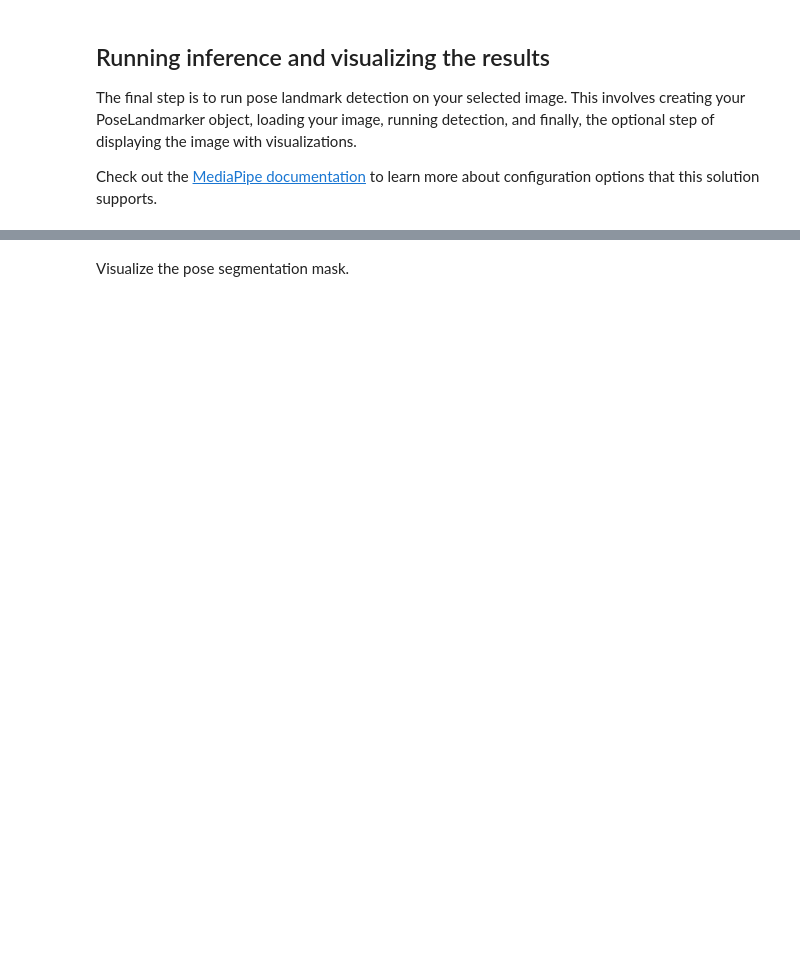
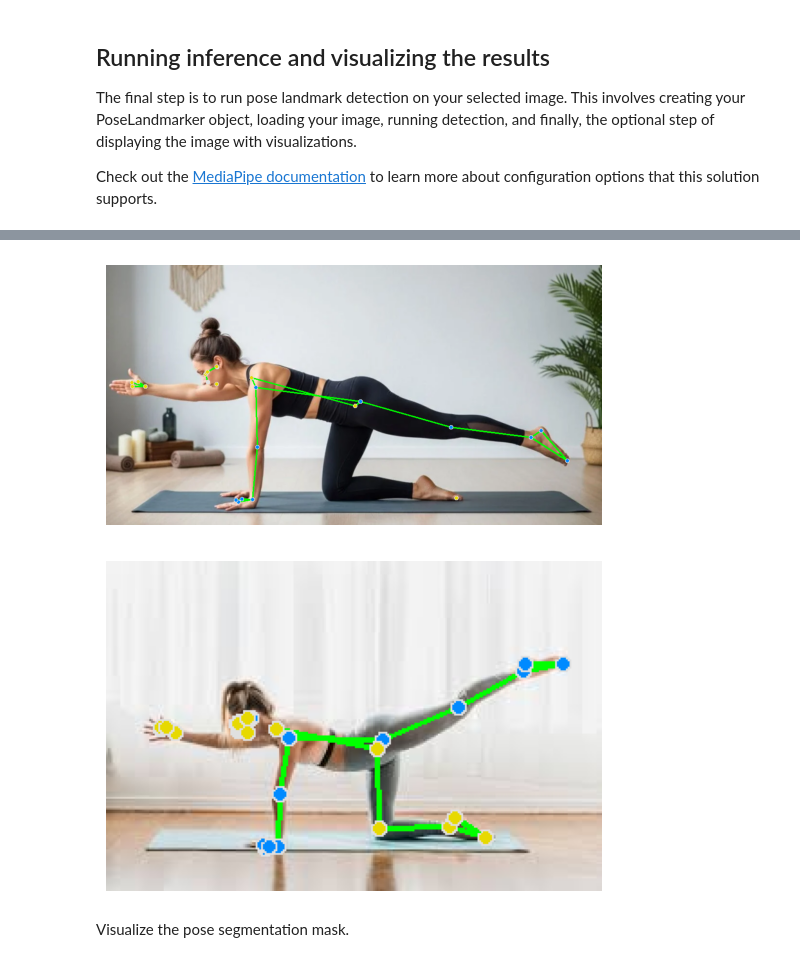
Before and after one commit to cindy-woo/Personal-Trainer, a Jupyter notebook: Pose Landmarker Notebook.ipynb, the cells around one changed output, grey strips where cells are left out. Drawn from its saved outputs; the diff is of its cells as text; code cells hidden in the pictures; blank space fills up the shorter version.

```diff
--- a/Pose Landmarker Notebook.ipynb
+++ b/Pose Landmarker Notebook.ipynb
@@ -114,28 +116,32 @@ W0000 00:00:1775340436.500314 3080235 inference_feedback_manager.cc:121] Feedbac
 # %%
 
 def output_joints_image(IMAGE_FILE, detector):
     # Read image with OpenCV (converts BGR to RGB)
     cv_image = cv2.imread(IMAGE_FILE)
     if cv_image is None:
         print(f"Error: Could not load image from {IMAGE_FILE}")
     else:
         # Convert BGR to RGB for MediaPipe
         rgb_image = cv2.cvtColor(cv_image, cv2.COLOR_BGR2RGB)
         # Create MediaPipe Image from numpy array
         image = mp.Image(image_format=mp.ImageFormat.SRGB, data=rgb_image)
 
         # STEP 4: Detect pose landmarks from the input image.
         detection_result = detector.detect(image)
 
         # STEP 5: Process the detection result. In this case, visualize it.
         annotated_image = draw_landmarks_on_image(image.numpy_view(), detection_result)
         cv2_imshow(cv2.cvtColor(annotated_image, cv2.COLOR_RGB2BGR))
+        return detection_result
 
 # STEP 3: Load the input image using OpenCV
 IMAGE_FILE_1 = "images/balancing_table/balancing_table1.jpg"
 IMAGE_FILE_2 = "images/balancing_table/balancing_table2.jpg"
 output_joints_image(IMAGE_FILE_1, detector)
 output_joints_image(IMAGE_FILE_2, detector)
+# %% [output]
+[figure, added]
+[figure, added]
 # %% [markdown]
 Visualize the pose segmentation mask.
 # %%
```
Also changed, not shown: parts of 5 cells of this notebook.
